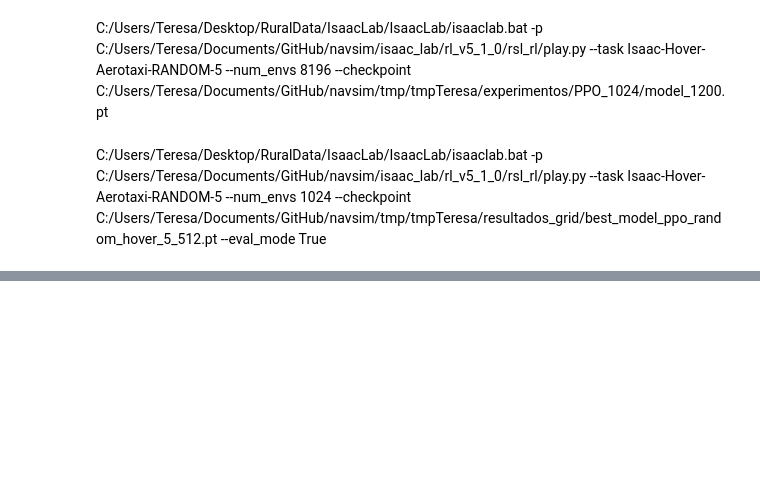
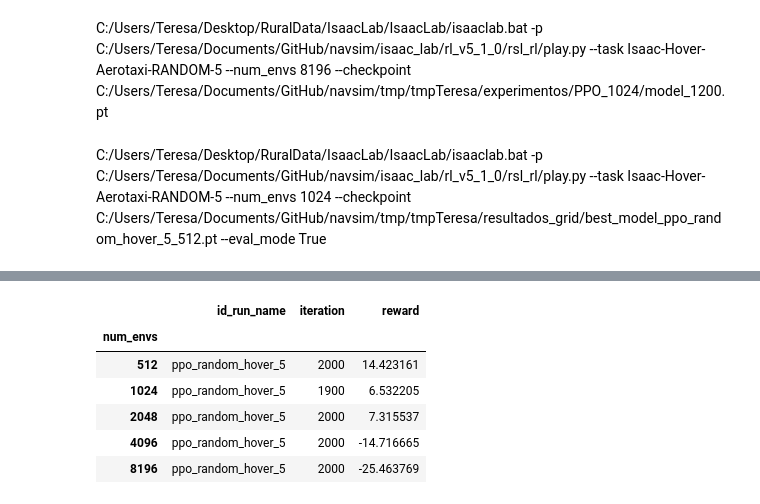
Before and after one commit to I3A-NavSys/navsim, a Jupyter notebook: tmp/tmpTeresa/resultados_grid/ranking_PPO.ipynb, the cells around one changed output, grey strips where cells are left out. Cells and saved outputs as stored; diff of their text form; code cells hidden in the pictures; blank space fills up the shorter version.

```diff
--- a/tmp/tmpTeresa/resultados_grid/ranking_PPO.ipynb
+++ b/tmp/tmpTeresa/resultados_grid/ranking_PPO.ipynb
@@ -189,0 +205,13 @@ C:/Users/Teresa/Desktop/RuralData/IsaacLab/IsaacLab/isaaclab.bat -p C:/Users/Ter
+# %%
+import pandas as pd
+rewards_train = pd.read_csv('C:/Users/Teresa/Documents/GitHub/navsim/tmp/tmpTeresa/resultados_grid/resultados_grid_PPO.csv')
+rewards_train_grouped = rewards_train.groupby('num_envs').max()
+rewards_train_grouped
+# %% [output]
+|  | id_run_name | iteration | reward |
+| num_envs |  |  |  |
+| 512 | ppo_random_hover_5 | 2000 | 14.423161 |
+| 1024 | ppo_random_hover_5 | 1900 | 6.532205 |
+| 2048 | ppo_random_hover_5 | 2000 | 7.315537 |
+| 4096 | ppo_random_hover_5 | 2000 | -14.716665 |
+| 8196 | ppo_random_hover_5 | 2000 | -25.463769 |
```
Also changed, not shown: parts of 3 cells of this notebook, 40 other files.
